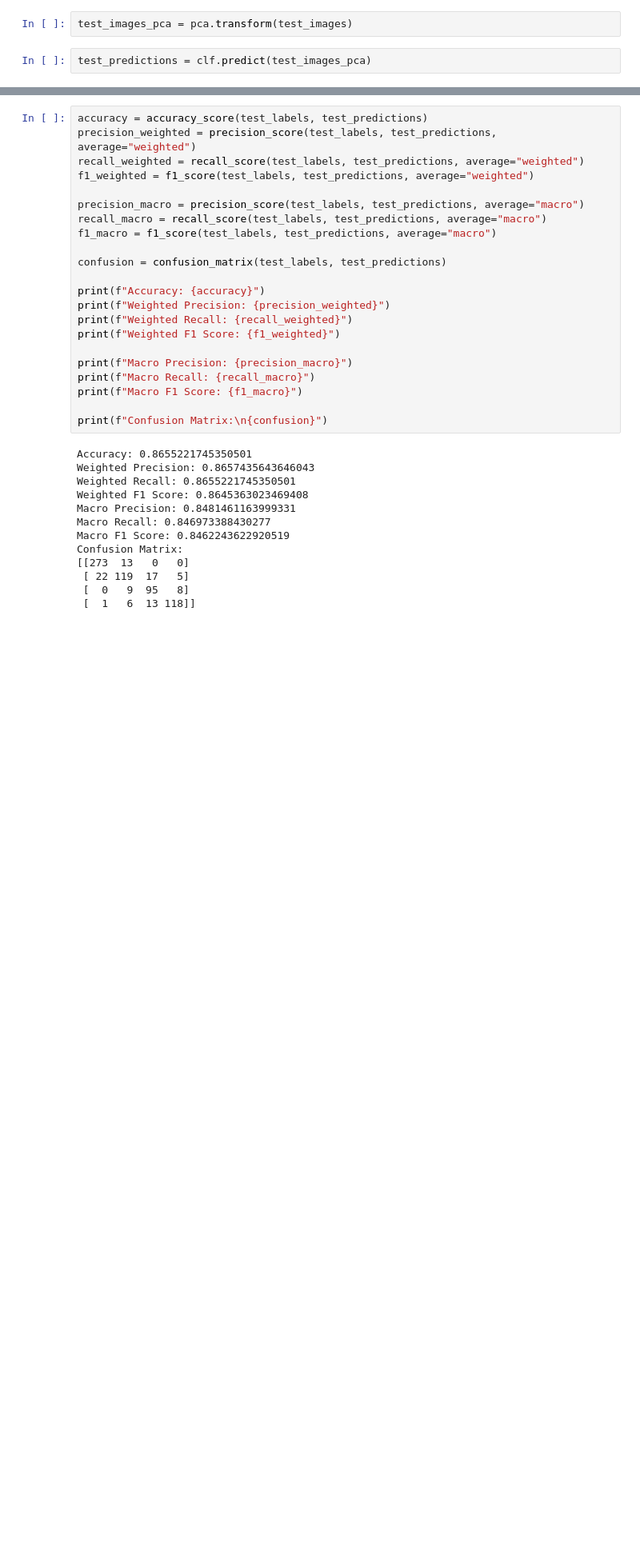
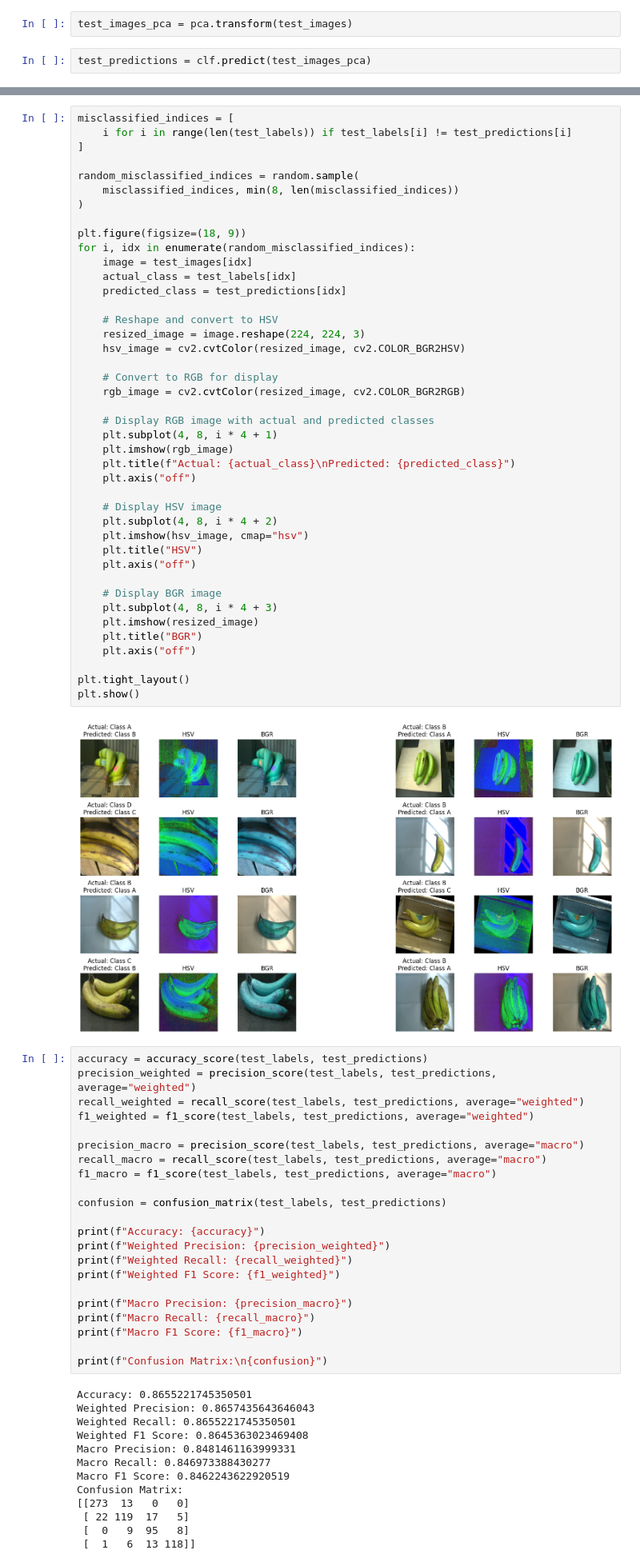
Before and after one commit to jacob5412/Monkey-Business, a Jupyter notebook: SVM_Final_Models/SVM_PCA_BGR.ipynb, the cells around one changed output, grey strips where cells are left out. Shown at 80% size. Drawn from its saved outputs; the diff is of its cells as text; blank space fills up the shorter version.

```diff
--- a/SVM_Final_Models/SVM_PCA_BGR.ipynb
+++ b/SVM_Final_Models/SVM_PCA_BGR.ipynb
@@ -172,3 +217,47 @@ test_predictions = clf.predict(test_images_pca)
+# %%
+misclassified_indices = [
+    i for i in range(len(test_labels)) if test_labels[i] != test_predictions[i]
+]
+
+random_misclassified_indices = random.sample(
+    misclassified_indices, min(8, len(misclassified_indices))
+)
+
+plt.figure(figsize=(18, 9))
+for i, idx in enumerate(random_misclassified_indices):
+    image = test_images[idx]
+    actual_class = test_labels[idx]
+    predicted_class = test_predictions[idx]
+
+    # Reshape and convert to HSV
+    resized_image = image.reshape(224, 224, 3)
+    hsv_image = cv2.cvtColor(resized_image, cv2.COLOR_BGR2HSV)
+
+    # Convert to RGB for display
+    rgb_image = cv2.cvtColor(resized_image, cv2.COLOR_BGR2RGB)
+
+    # Display RGB image with actual and predicted classes
+    plt.subplot(4, 8, i * 4 + 1)
+    plt.imshow(rgb_image)
+    plt.title(f"Actual: {actual_class}\nPredicted: {predicted_class}")
+    plt.axis("off")
+
+    # Display HSV image
+    plt.subplot(4, 8, i * 4 + 2)
+    plt.imshow(hsv_image, cmap="hsv")
+    plt.title("HSV")
+    plt.axis("off")
+
+    # Display BGR image
+    plt.subplot(4, 8, i * 4 + 3)
+    plt.imshow(resized_image)
+    plt.title("BGR")
+    plt.axis("off")
+
+plt.tight_layout()
+plt.show()
+# %% [output]
+[figure, added]
 # %%
 accuracy = accuracy_score(test_labels, test_predictions)
 precision_weighted = precision_score(test_labels, test_predictions, average="weighted")
```
Also changed, not shown: parts of 5 cells of this notebook, 3 other files.
